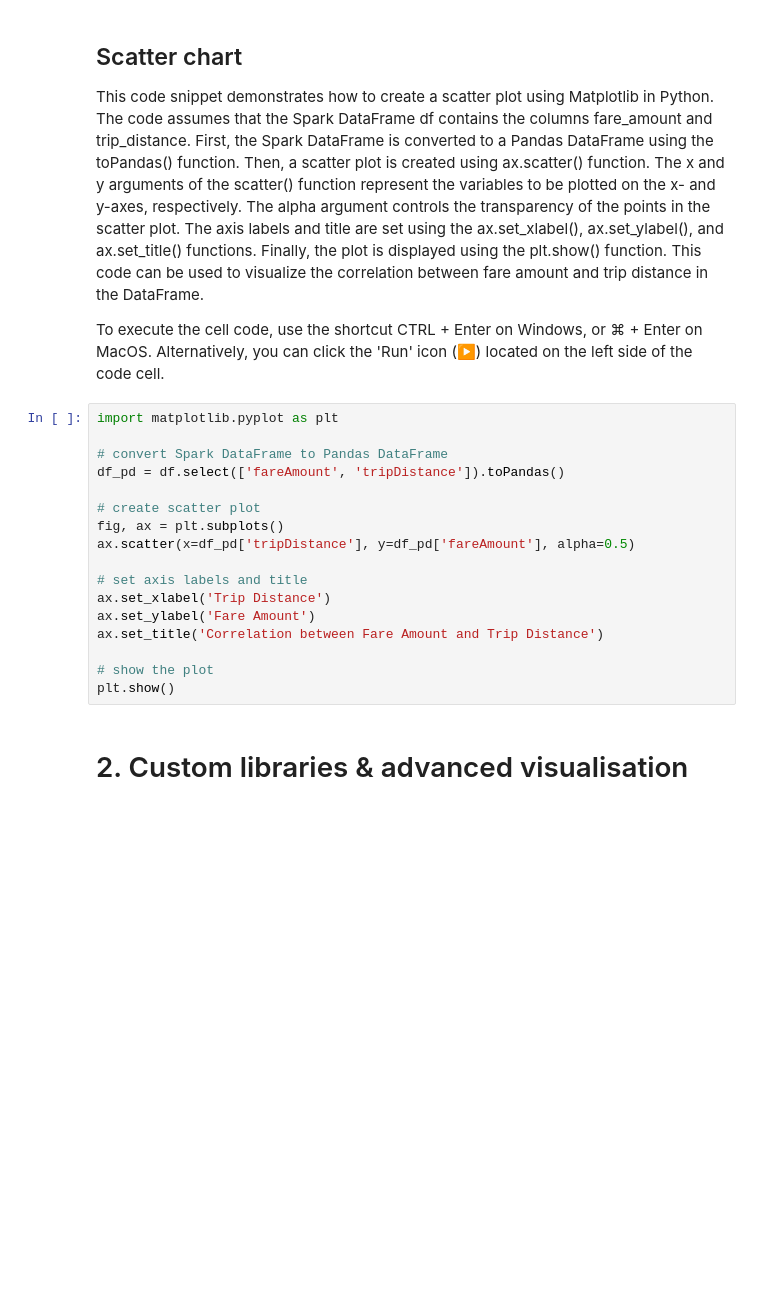
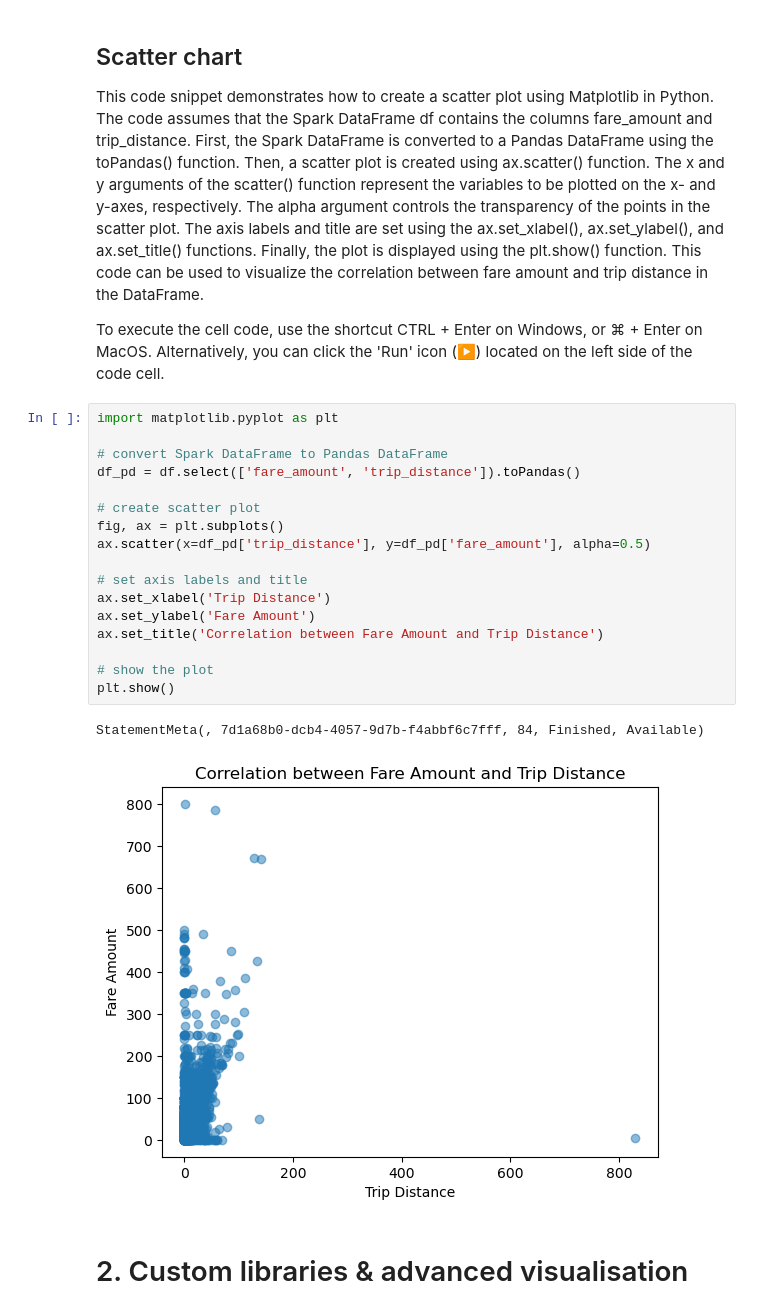
Before and after one commit to ekote/Build-Your-First-End-to-End-Lakehouse-Solution, a Jupyter notebook: exercise-2/notebook-2.ipynb, the cells around one changed output. Drawn from its saved outputs; the diff is of its cells as text; blank space fills up the shorter version.

```diff
--- a/exercise-2/notebook-2.ipynb
+++ b/exercise-2/notebook-2.ipynb
@@ -160,20 +296,23 @@ To execute the cell code, use the shortcut CTRL + Enter on Windows, or ⌘ + Ent
 # %%
 import matplotlib.pyplot as plt
 
 # convert Spark DataFrame to Pandas DataFrame
-df_pd = df.select(['fareAmount', 'tripDistance']).toPandas()
+df_pd = df.select(['fare_amount', 'trip_distance']).toPandas()
 
 # create scatter plot
 fig, ax = plt.subplots()
-ax.scatter(x=df_pd['tripDistance'], y=df_pd['fareAmount'], alpha=0.5)
+ax.scatter(x=df_pd['trip_distance'], y=df_pd['fare_amount'], alpha=0.5)
 
 # set axis labels and title
 ax.set_xlabel('Trip Distance')
 ax.set_ylabel('Fare Amount')
 ax.set_title('Correlation between Fare Amount and Trip Distance')
 
 # show the plot
 plt.show()
+# %% [output]
+StatementMeta(, 7d1a68b0-dcb4-4057-9d7b-f4abbf6c7fff, 84, Finished, Available)
+[figure, added]
 # %% [markdown]
 # 2. Custom libraries & advanced visualisation
 # %% [markdown]
```
Also changed, not shown: parts of 30 cells of this notebook, 1 other file.
